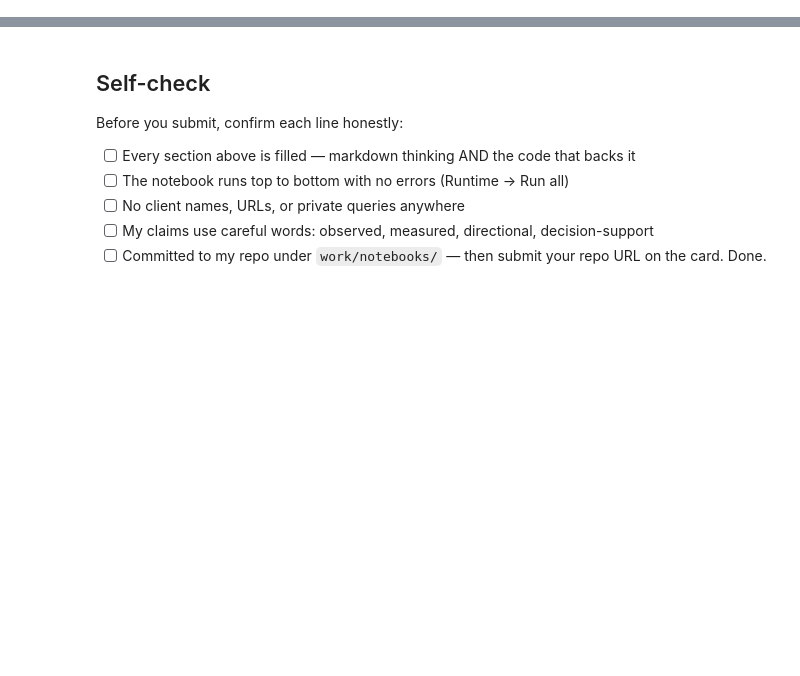
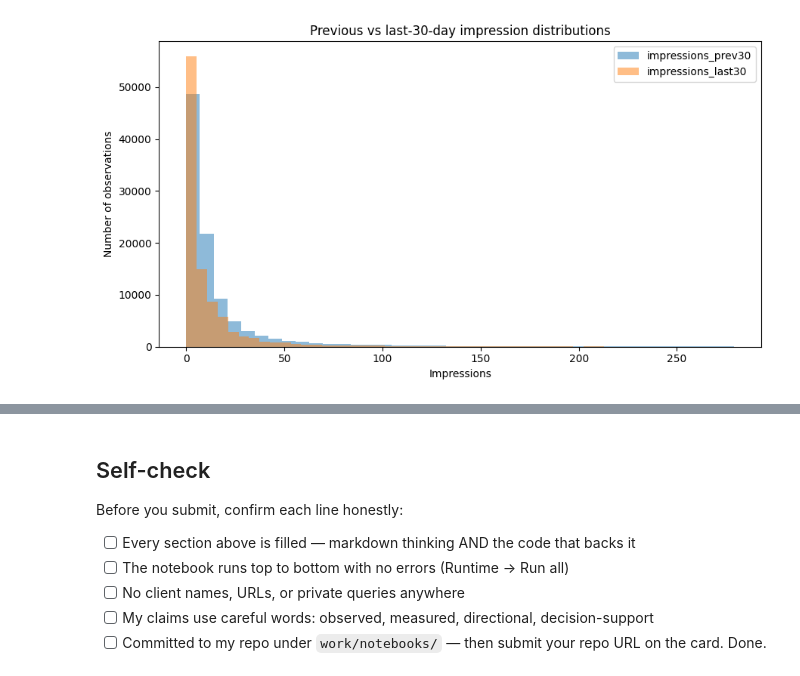
Before and after one commit to MohammadAqaNoori/flyrank-ml-internship, a Jupyter notebook: work/notebooks/w04_signal_audit.ipynb, the cells around one changed output, grey strips where cells are left out. Cells and saved outputs as stored; diff of their text form; code cells hidden in the pictures; blank space fills up the shorter version.

```diff
--- a/work/notebooks/w04_signal_audit.ipynb
+++ b/work/notebooks/w04_signal_audit.ipynb
@@ -36,0 +99,39 @@ This skeleton is yours to fill. Work the sections **in order** — each one has
+# %%
+# Distribution chart for the main impression signals
+
+plot_cols = [
+    col for col in [
+        "impressions_prev30",
+        "impressions_last30"
+    ]
+    if col in query_df.columns
+]
+
+plt.figure(figsize=(9, 5))
+
+for col in plot_cols:
+    values = pd.to_numeric(
+        query_df[col],
+        errors="coerce"
+    ).dropna()
+
+    # Limit visualization to the 99th percentile so the
+    # heavy tail does not hide the main distribution.
+    upper = values.quantile(0.99)
+    values = values[values <= upper]
+
+    plt.hist(
+        values,
+        bins=40,
+        alpha=0.5,
+        label=col
+    )
+
+plt.xlabel("Impressions")
+plt.ylabel("Number of observations")
+plt.title("Previous vs last-30-day impression distributions")
+plt.legend()
+plt.tight_layout()
+plt.show()
+# %% [output]
+[figure, added]
```
Also changed, not shown: parts of 22 cells of this notebook.
